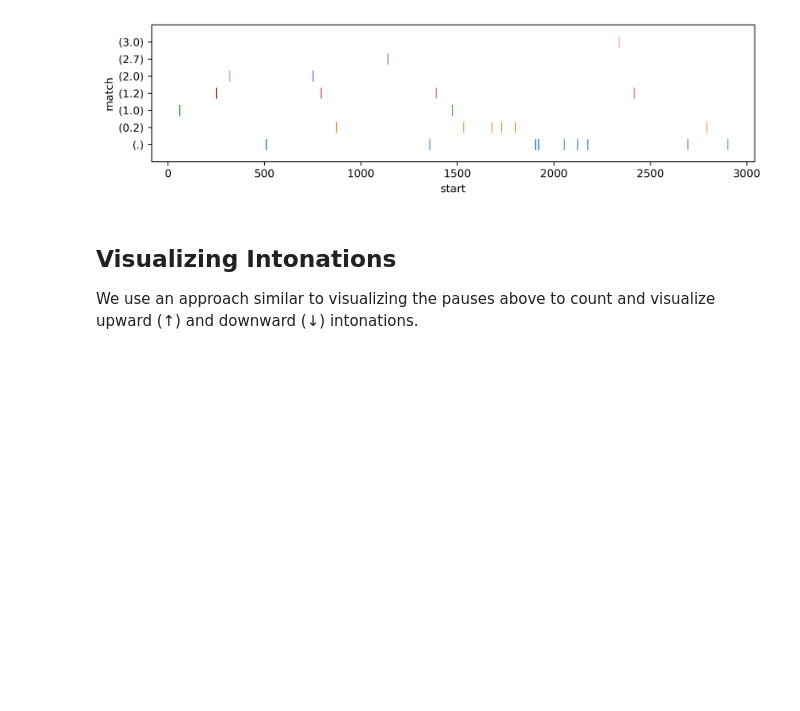
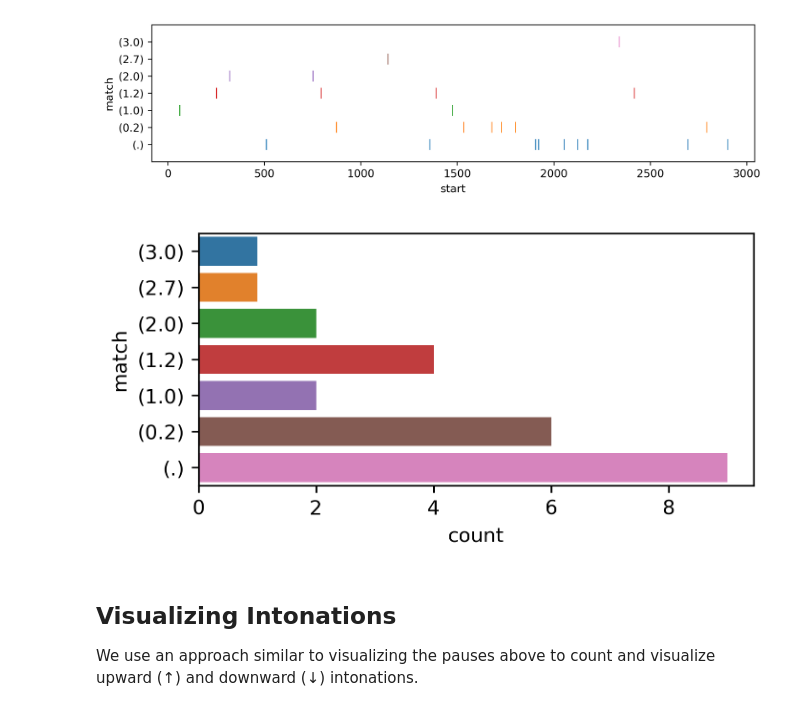
Before and after one commit to senthilchandrasegaran/designing-intelligence, a Jupyter notebook: notebooks/paralinguistic-visualizations.ipynb, the cells around one changed output. Cells and saved outputs as stored; diff of their text form; code cells hidden in the pictures; blank space fills up the shorter version.

Commit message:
add count plots

```diff
--- a/notebooks/paralinguistic-visualizations.ipynb
+++ b/notebooks/paralinguistic-visualizations.ipynb
@@ -85,6 +85,18 @@ def pause_timeline(df):
 pause_timeline(pauses_df)
 # %% [output]
 [figure]
+# %%
+def pause_counts(df):
+    pause_types = list(set(list(df['match'])))
+    pause_types.sort(key=sortnumber, reverse=True)
+    fig = plt.figure(figsize=[5, len(pause_types)/3], dpi=300)
+    p = sns.countplot(data = df, y = 'match', order=pause_types)
+    plt.savefig(path + 'plots/pause-counts.pdf', bbox_inches='tight')
+#     p.set_ylim([-1,len(pause_types)])
+
+pause_counts(pauses_df)
+# %% [output]
+[figure, added]
 # %% [markdown]
 ## Visualizing Intonations
 We use an approach similar to visualizing the pauses above to count and visualize upward (↑) and downward (↓) intonations.
```
Also changed, not shown: parts of 3 cells of this notebook, 4 other files.
